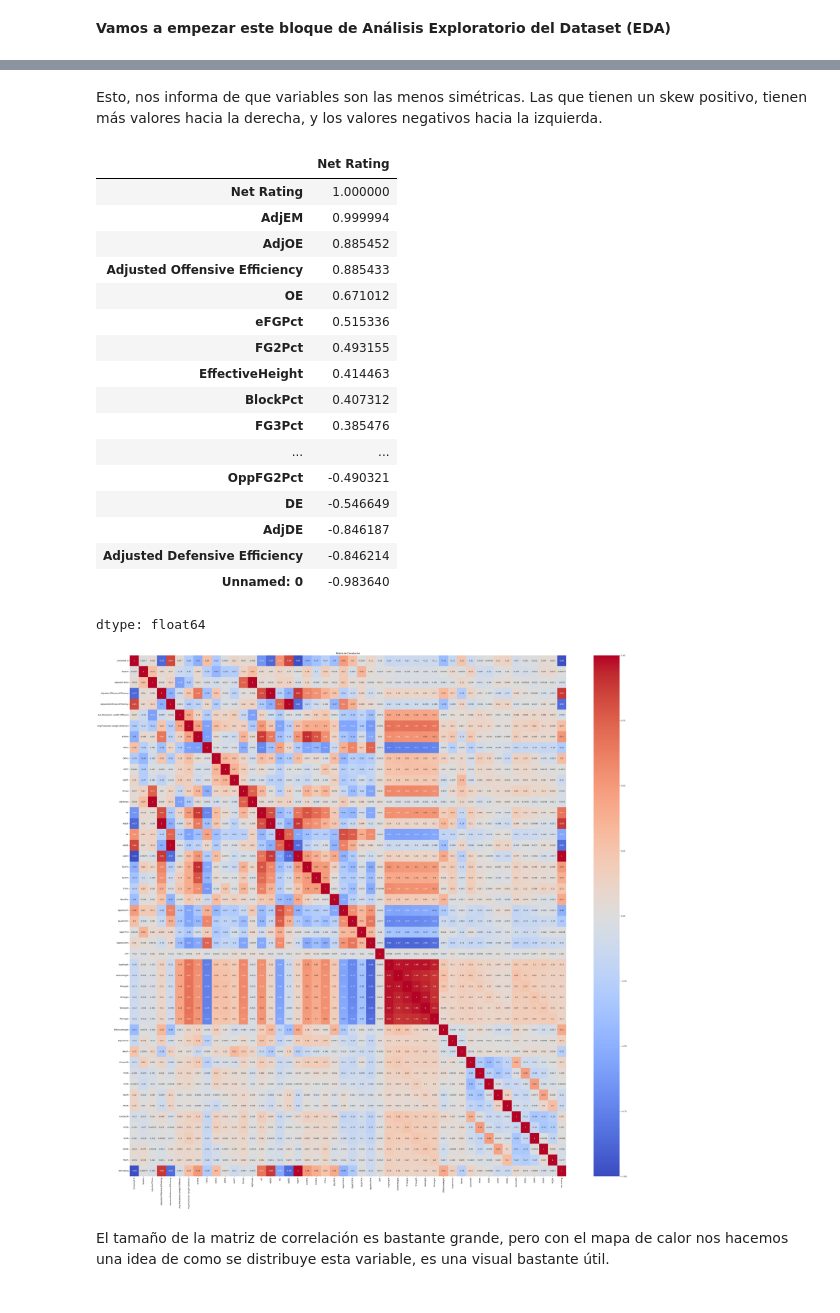
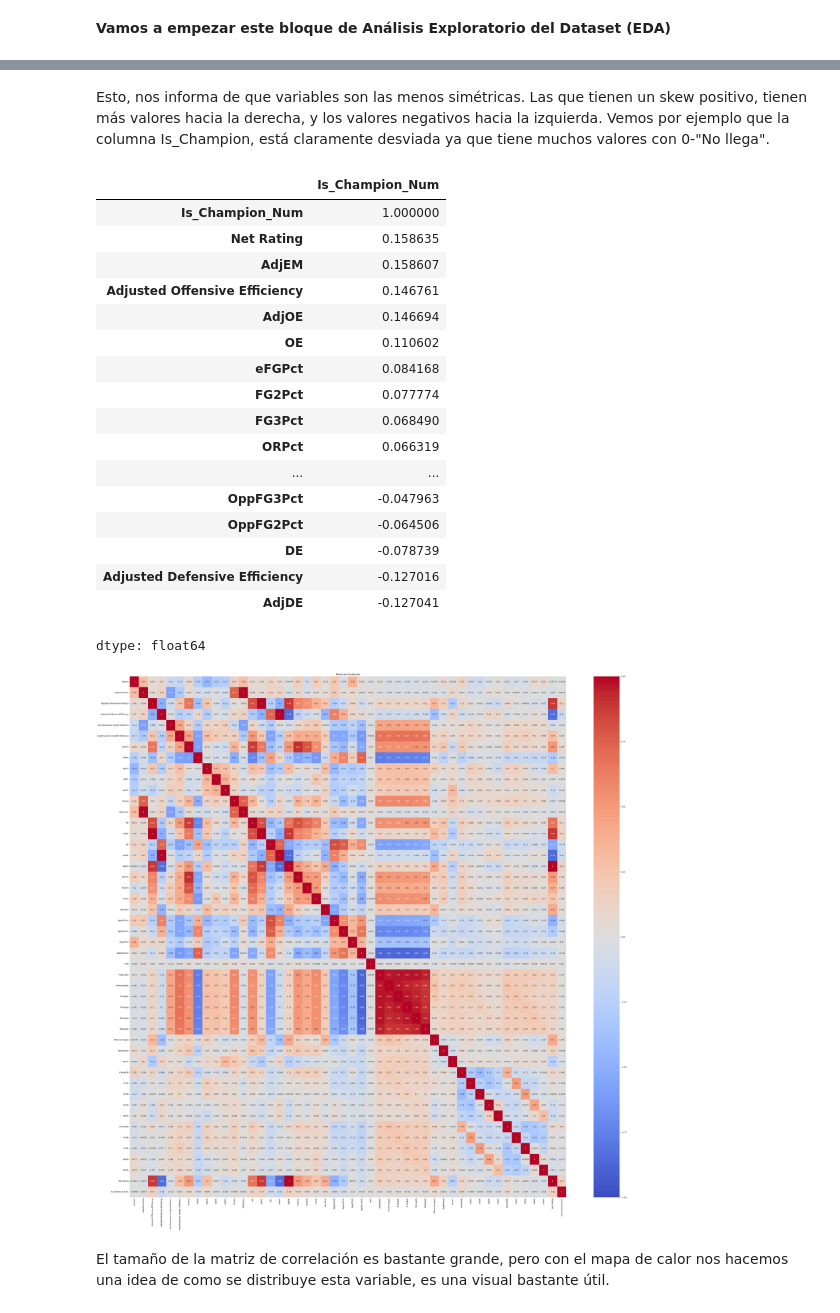
Before and after one commit to AlbertoVentura8/AnalisisDataset, a Jupyter notebook: MarchMad_Analisis.ipynb, the cells around one changed output, grey strips where cells are left out. Cells and saved outputs as stored; diff of their text form; code cells hidden in the pictures.

```diff
--- a/MarchMad_Analisis.ipynb
+++ b/MarchMad_Analisis.ipynb
@@ -57 +75,10 @@ dtypes: float64(46), int64(2), object(2)
 memory usage: 2.7+ MB
+# %%
+# Para poder usar la columna Is_Champion como variable objetivo y crear correlaciones, lo más fácil va a ser darle un valor a cada texto
+# Convertir la columna 'Is_Champion' en valores numéricos, para poder ver correlaciones
+March_Madness_df['Is_Champion_Num'] = March_Madness_df['Is_Champion'].map({
+    'Si': 2,
+    'No': 1,  # Usamos 1 para finalista si existiera
+    'No Llega': 0
+})
+March_Madness_df.head()
@@ -115,9 +150,9 @@ March_Madness_df.describe().transpose()
 # %%
 # Seleccionar solo las columnas numéricas
-numerical_columns = March_Madness_df.select_dtypes(include=['number'])
+Col_Num = March_Madness_df.select_dtypes(include=['number'])
 
 # Calcular el sesgo (skew) para todas las columnas numéricas
-skew_values = numerical_columns.skew()
+skew_values = Col_Num.skew()
 
 # Ordenar los valores de sesgo en orden descendente
 sorted_skew_values = skew_values.sort_values(ascending=False)
@@ -143,44 +178,44 @@ SFHeight                          -23.130517
 PFHeight                          -23.390659
 dtype: float64
 # %% [markdown]
-Esto, nos informa de que variables son las menos simétricas. Las que tienen un skew positivo, tienen más valores hacia la derecha, y los valores negativos hacia la izquierda.
+Esto, nos informa de que variables son las menos simétricas. Las que tienen un skew positivo, tienen más valores hacia la derecha, y los valores negativos hacia la izquierda. Vemos por ejemplo que la columna Is_Champion, está claramente desviada ya que tiene muchos valores con 0-"No llega".
 # %%
 # Vemos un pequeño resumen de los valores más altos y más bajos de correlación. A mayor proximidad a 1, significa que si incrementan, el Net Rating lo hará también, y cuanto mayor proximidad a -1, si aumenta esa variable, el Net Rating disminuirá
-numerical_columns.corr()['Net Rating'].sort_values(ascending=False)
+Col_Num.corr()['Is_Champion_Num'].sort_values(ascending=False)
 # %% [output]
-|  | Net Rating |
-| Net Rating | 1.000000 |
-| AdjEM | 0.999994 |
-| AdjOE | 0.885452 |
-| Adjusted Offensive Efficiency | 0.885433 |
-| OE | 0.671012 |
-| eFGPct | 0.515336 |
-| FG2Pct | 0.493155 |
-| EffectiveHeight | 0.414463 |
-| BlockPct | 0.407312 |
-| FG3Pct | 0.385476 |
+|  | Is_Champion_Num |
+| Is_Champion_Num | 1.000000 |
+| Net Rating | 0.158635 |
+| AdjEM | 0.158607 |
+| Adjusted Offensive Efficiency | 0.146761 |
+| AdjOE | 0.146694 |
+| OE | 0.110602 |
+| eFGPct | 0.084168 |
+| FG2Pct | 0.077774 |
+| FG3Pct | 0.068490 |
+| ORPct | 0.066319 |
 | ... | ... |
-| OppFG2Pct | -0.490321 |
-| DE | -0.546649 |
-| AdjDE | -0.846187 |
-| Adjusted Defensive Efficiency | -0.846214 |
-| Unnamed: 0 | -0.983640 |
+| OppFG3Pct | -0.047963 |
+| OppFG2Pct | -0.064506 |
+| DE | -0.078739 |
+| Adjusted Defensive Efficiency | -0.127016 |
+| AdjDE | -0.127041 |
 dtype: float64
 # %%
 # Calcular la matriz de correlación
-Matriz_correlacion = numerical_columns.corr()
+MarchMad_corr = Col_Num.corr()
 
 # Configurar el tamaño del gráfico
 plt.figure(figsize=(52, 50))
 
 # Crear el mapa de calor
-sns.heatmap(Matriz_correlacion, annot=True, cmap='coolwarm', vmin=-1, vmax=1)
+sns.heatmap(MarchMad_corr, annot=True, cmap='coolwarm', vmin=-1, vmax=1)
 
 # Ajustar el título y mostrar el gráfico
 plt.title('Matriz de Correlación')
 plt.show()
 # %% [output]
-[figure, old version]
+[figure, new version]
 # %% [markdown]
 El tamaño de la matriz de correlación es bastante grande, pero con el mapa de calor nos hacemos una idea de como se distribuye esta variable, es una visual bastante útil.
 # %%
```
Also changed, not shown: parts of 20 cells of this notebook.
